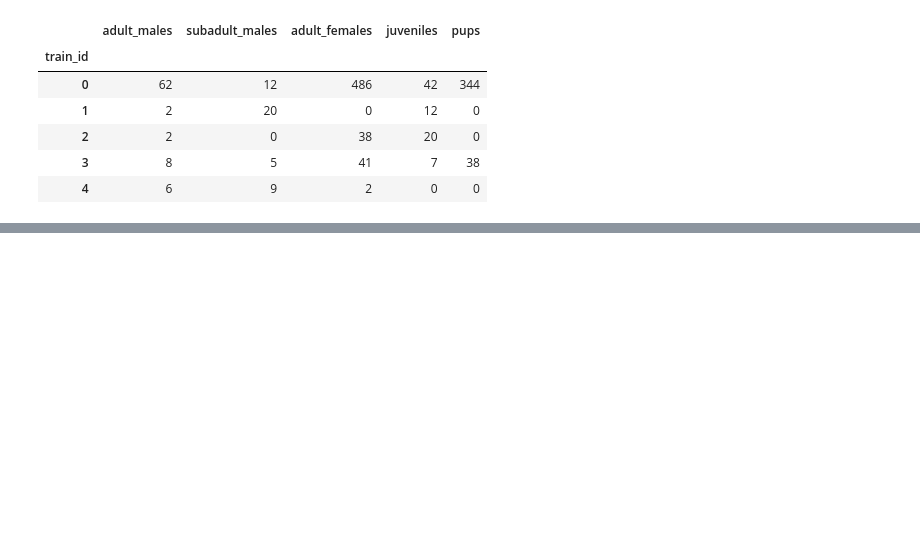
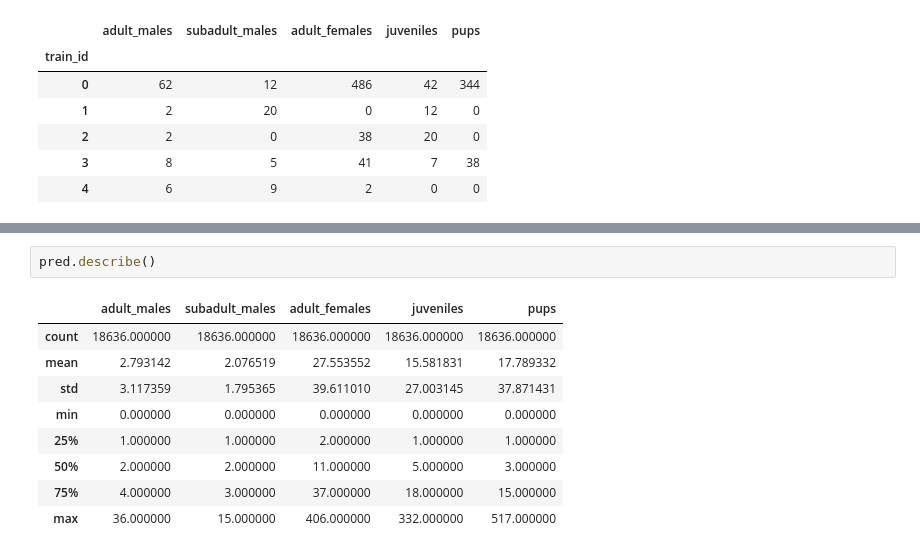
Before and after one commit to lopuhin/kaggle-lions-2017, a Jupyter notebook: notebooks/Class counts.ipynb, the cells around one changed output, grey strips where cells are left out. Cells and saved outputs as stored; diff of their text form; blank space fills up the shorter version.

```diff
--- a/notebooks/Class counts.ipynb
+++ b/notebooks/Class counts.ipynb
@@ -31,0 +37,12 @@ pred_lasso.hist(figsize=(12, 10), bins=50, log=True);
+# %%
+pred.describe()
+# %% [output]
+|  | adult_males | subadult_males | adult_females | juveniles | pups |
+| count | 18636.000000 | 18636.000000 | 18636.000000 | 18636.000000 | 18636.000000 |
+| mean | 2.793142 | 2.076519 | 27.553552 | 15.581831 | 17.789332 |
+| std | 3.117359 | 1.795365 | 39.611010 | 27.003145 | 37.871431 |
+| min | 0.000000 | 0.000000 | 0.000000 | 0.000000 | 0.000000 |
+| 25% | 1.000000 | 1.000000 | 2.000000 | 1.000000 | 1.000000 |
+| 50% | 2.000000 | 2.000000 | 11.000000 | 5.000000 | 3.000000 |
+| 75% | 4.000000 | 3.000000 | 37.000000 | 18.000000 | 15.000000 |
+| max | 36.000000 | 15.000000 | 406.000000 | 332.000000 | 517.000000 |
```
Also changed, not shown: parts of 9 cells of this notebook.
